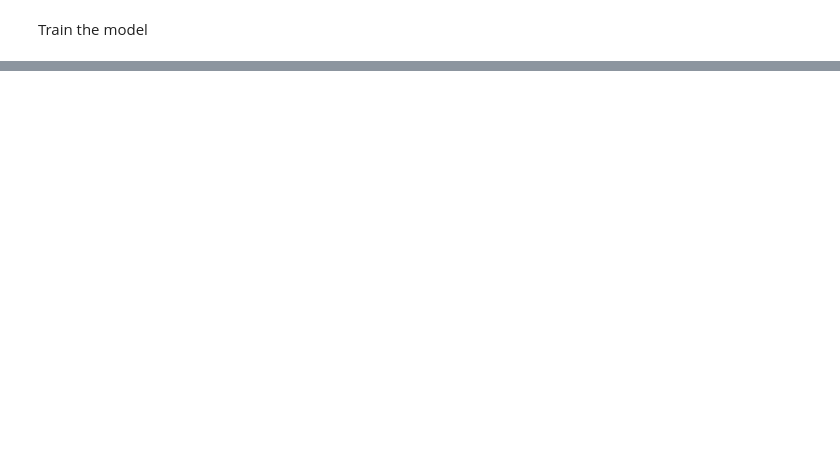
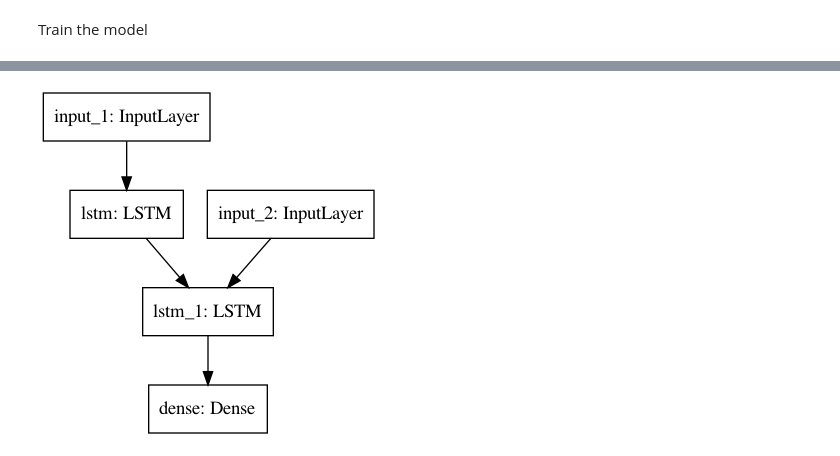
Before and after one commit to sarioz/Springboard, a Jupyter notebook: code-alongs/keras_seq2seq/keras_seq2seq.ipynb, the cells around one changed output, grey strips where cells are left out. Saved outputs shown, nothing was run; the diff lists cells and outputs as text; code cells hidden in the pictures; blank space fills up the shorter version.

```diff
--- a/code-alongs/keras_seq2seq/keras_seq2seq.ipynb
+++ b/code-alongs/keras_seq2seq/keras_seq2seq.ipynb
@@ -303,0 +318,4 @@ Decoded sentence:
+# %%
+keras.utils.plot_model(model)
+# %% [output]
+[figure, added]
```
Also changed, not shown: parts of 18 cells of this notebook.
